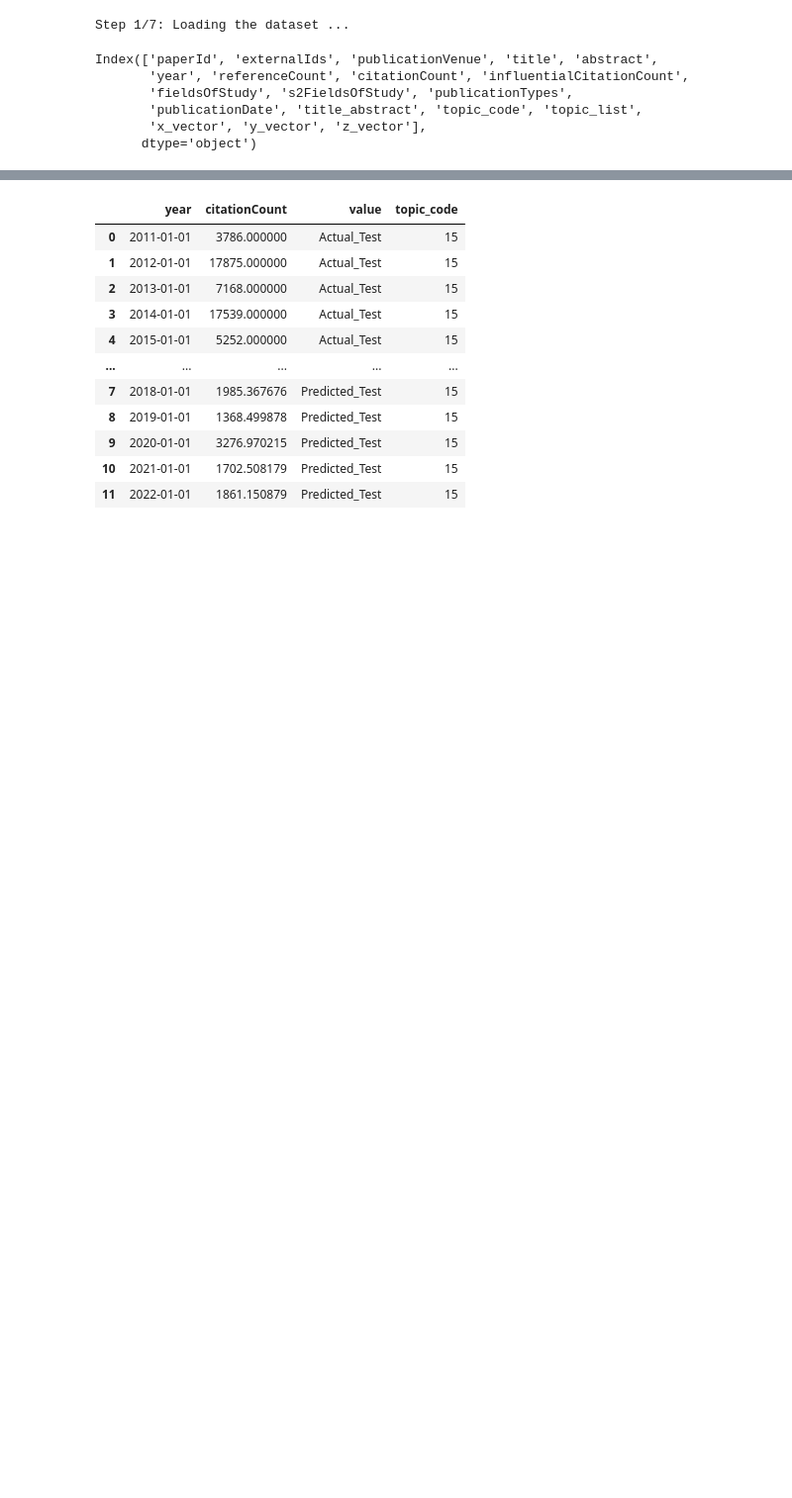
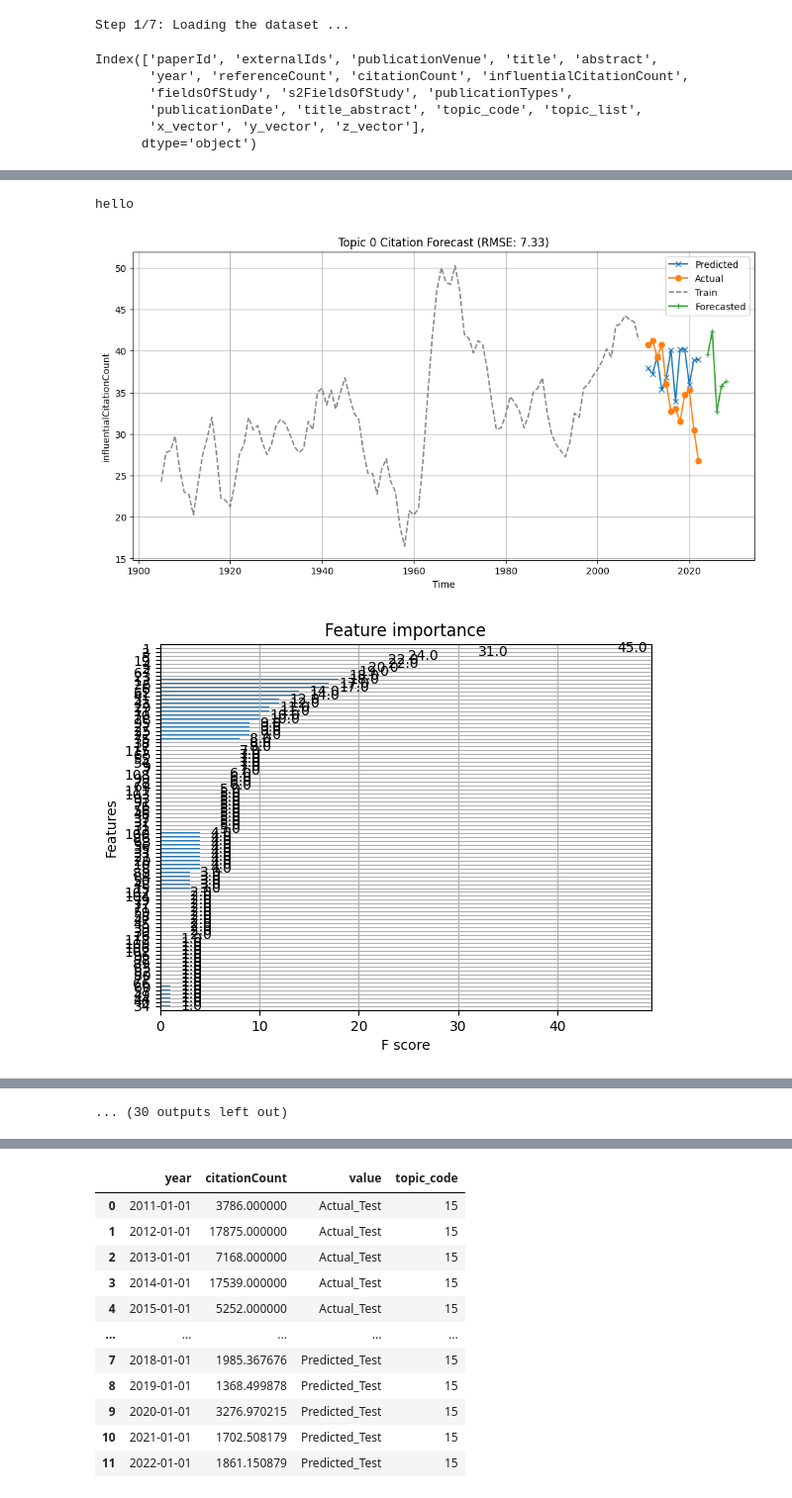
Before and after one commit to KutlualpTazefidan/convergence_oracle, a Jupyter notebook: CodeBase/2_0_0_time_series_data_table.ipynb, the cells around one changed output, grey strips where cells are left out. Shown at 99% size. Cells and saved outputs as stored; diff of their text form; code cells hidden in the pictures; blank space fills up the shorter version.

Commit message:
hello

```diff
--- a/CodeBase/2_0_0_time_series_data_table.ipynb
+++ b/CodeBase/2_0_0_time_series_data_table.ipynb
@@ -248,0 +228,26 @@ def plot_bertopic_data_into_future(topic_number, future_years):
+# %%
+## create an ordered list of topic codes
+topic_code_list = list(set(aws1_dfs['topic_code'].unique()))
+
+## create a dataframe to concat later
+growing_df = pd.DataFrame()
+
+print('hello')
+
+## for loop through the topic code list
+for i in range(30):
+    current_df = plot_bertopic_data_into_future(i, 5)
+    growing_df = pd.concat([current_df, growing_df])
+
+## reset the index and drop the inxiex column
+growing_df = growing_df.reset_index().drop('index',axis=1)
+
+## match the topic code to the topic description
+topic_codes = aws1_dfs[['topic_code','topic_list']].drop_duplicates().reset_index().drop('index',axis=1)
+
+## merge the topics descriptions to the data set
+full_datase= growing_df.merge(topic_codes, on='topic_code')
+# %% [output]
+hello
+[figure, added]
+[figure, added]
@@ -249,3 +263,4 @@ def plot_bertopic_data_into_future(topic_number, future_years):
+... (30 outputs left out)
 # %%
 ## create an ordered list of topic codes
 topic_code_list = list(set(aws1_dfs['topic_code'].unique()))
```
Also changed, not shown: parts of 4 cells of this notebook, 3 other files.
